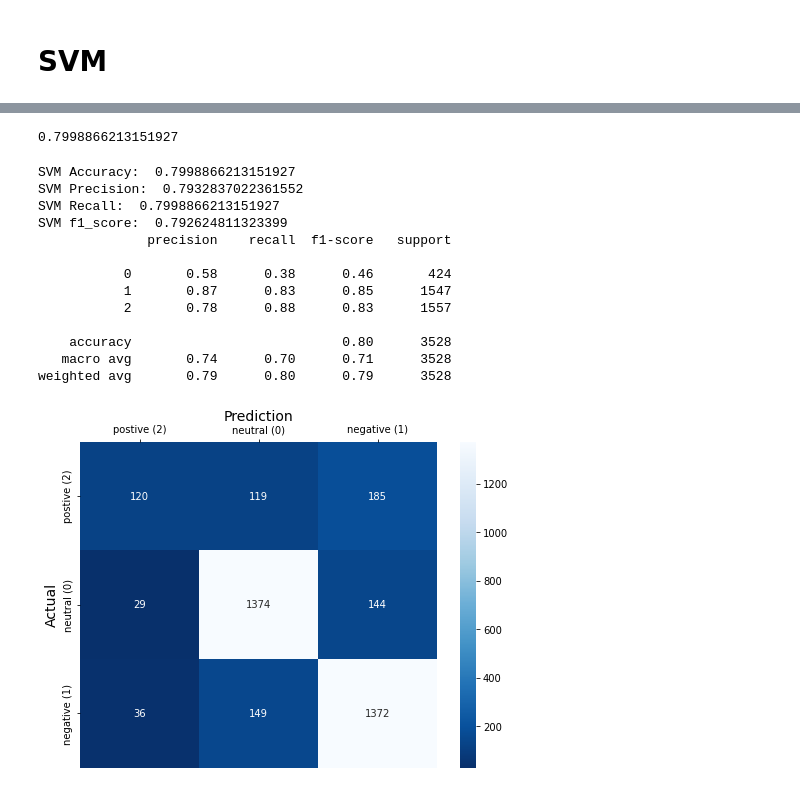
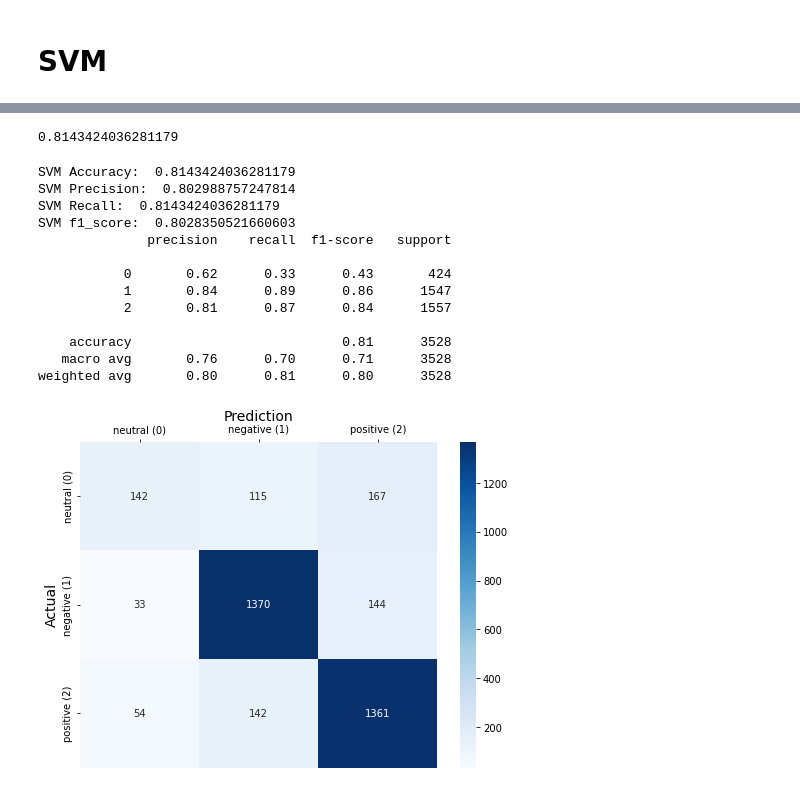
Before and after one commit to pahrul23/pahrul-skripsi, a Jupyter notebook: SKRIPSI_PAHRUL_1.ipynb, the cells around one changed output, grey strips where cells are left out. Drawn from its saved outputs; the diff is of its cells as text; code cells hidden in the pictures.

```diff
--- a/SKRIPSI_PAHRUL_1.ipynb
+++ b/SKRIPSI_PAHRUL_1.ipynb
@@ -662,7 +662,7 @@ class MulticlassSVM(BaseEstimator, ClassifierMixin):
         pred = decision.argmax(axis=1)
         return self._label_encoder.inverse_transform(pred)
 # %%
-clf = MulticlassSVM(C=1, tol=0.01, max_iter=100, random_state=0, verbose=1)
+clf = MulticlassSVM(C=1, tol=0.01, max_iter=1000, random_state=0, verbose=1)
 clf.fit(X_train, y_train)
 
 print(clf.score(X_train, y_train))
@@ -671,7 +671,7 @@ print(clf.score(X_train, y_train))
 # %%
 print(clf.score(X_test, y_test))
 # %% [output]
-0.7998866213151927
+0.8143424036281179
 # %%
 hasil = clf.predict(X_test)
 # %%
@@ -686,30 +686,33 @@ print("SVM f1_score: ", f1_score(y_test, hasil, average='weighted'))
 
 print(classification_report(y_test, hasil, zero_division=0))
 # %% [output]
-SVM Accuracy:  0.7998866213151927
-SVM Precision:  0.7932837022361552
-SVM Recall:  0.7998866213151927
-SVM f1_score:  0.792624811323399
+SVM Accuracy:  0.8143424036281179
+SVM Precision:  0.802988757247814
+SVM Recall:  0.8143424036281179
+SVM f1_score:  0.8028350521660603
               precision    recall  f1-score   support
 
-           0       0.58      0.38      0.46       424
-           1       0.87      0.83      0.85      1547
-           2       0.78      0.88      0.83      1557
+           0       0.62      0.33      0.43       424
+           1       0.84      0.89      0.86      1547
+           2       0.81      0.87      0.84      1557
 
-    accuracy                           0.80      3528
-   macro avg       0.74      0.70      0.71      3528
-weighted avg       0.79      0.80      0.79      3528
+    accuracy                           0.81      3528
+   macro avg       0.76      0.70      0.71      3528
+weighted avg       0.80      0.81      0.80      3528
 # %%
+from sklearn.metrics import confusion_matrix
+import seaborn as sns
+
 confusion_matrix(y_test, hasil)
 
 fig, ax = plt.subplots(figsize = (8,6))
-sns.heatmap(confusion_matrix(y_true = y_test, y_pred = hasil), fmt = 'g', annot = True,   cmap='Blues_r')
+sns.heatmap(confusion_matrix(y_true = y_test, y_pred = hasil), fmt = 'g', annot = True, cmap = 'Blues')
 ax.xaxis.set_label_position('top')
 ax.xaxis.set_ticks_position('top')
 ax.set_xlabel('Prediction', fontsize = 14)
-ax.set_xticklabels([ 'postive (2)','neutral (0)', 'negative (1)' ])
+ax.set_xticklabels([ 'neutral (0)','negative (1)', 'positive (2)' ])
 ax.set_ylabel('Actual', fontsize = 14)
-ax.set_yticklabels([ 'postive (2)','neutral (0)', 'negative (1)'] )
+ax.set_yticklabels([ 'neutral (0)','negative (1)', 'positive (2)'] )
 plt.show()
 # %% [output]
-[figure, old version]
+[figure, new version]
```
Also changed, not shown: parts of 5 cells of this notebook.
